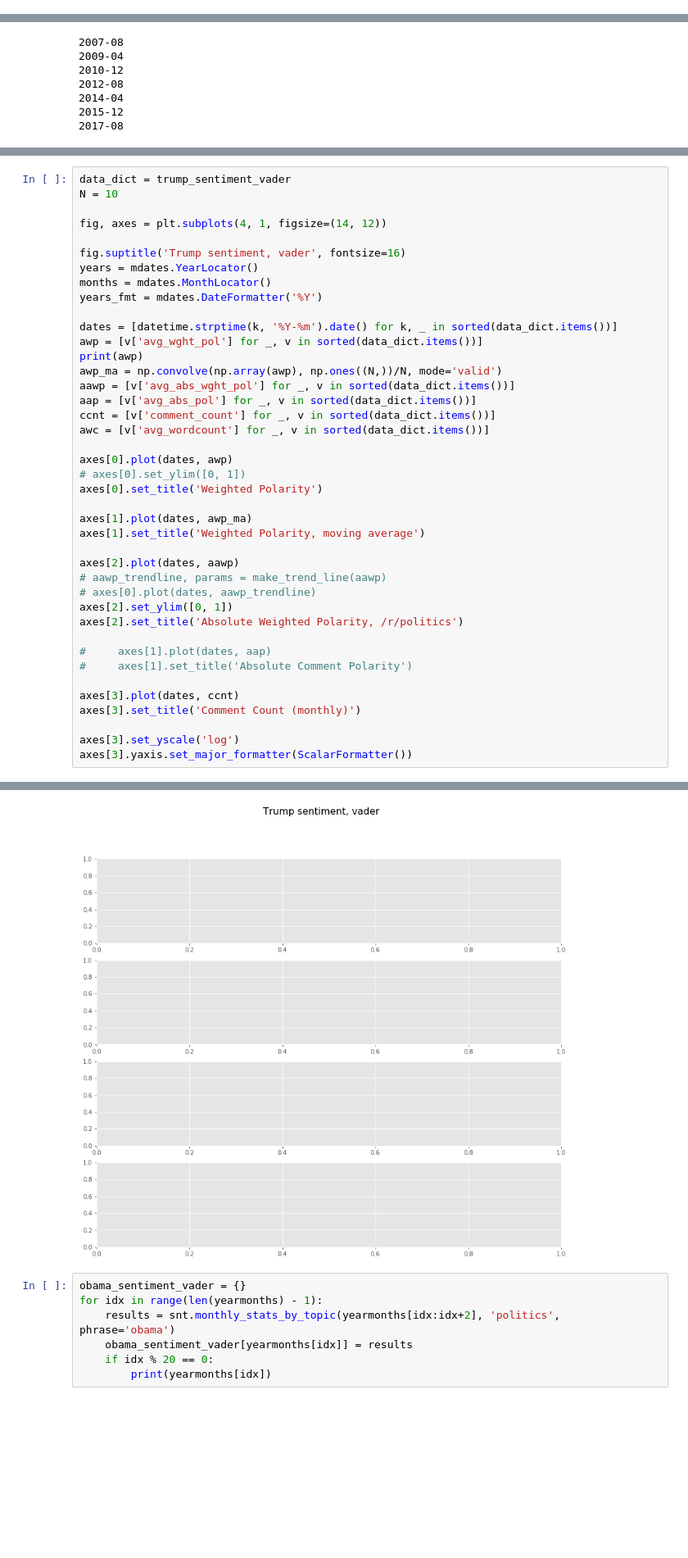
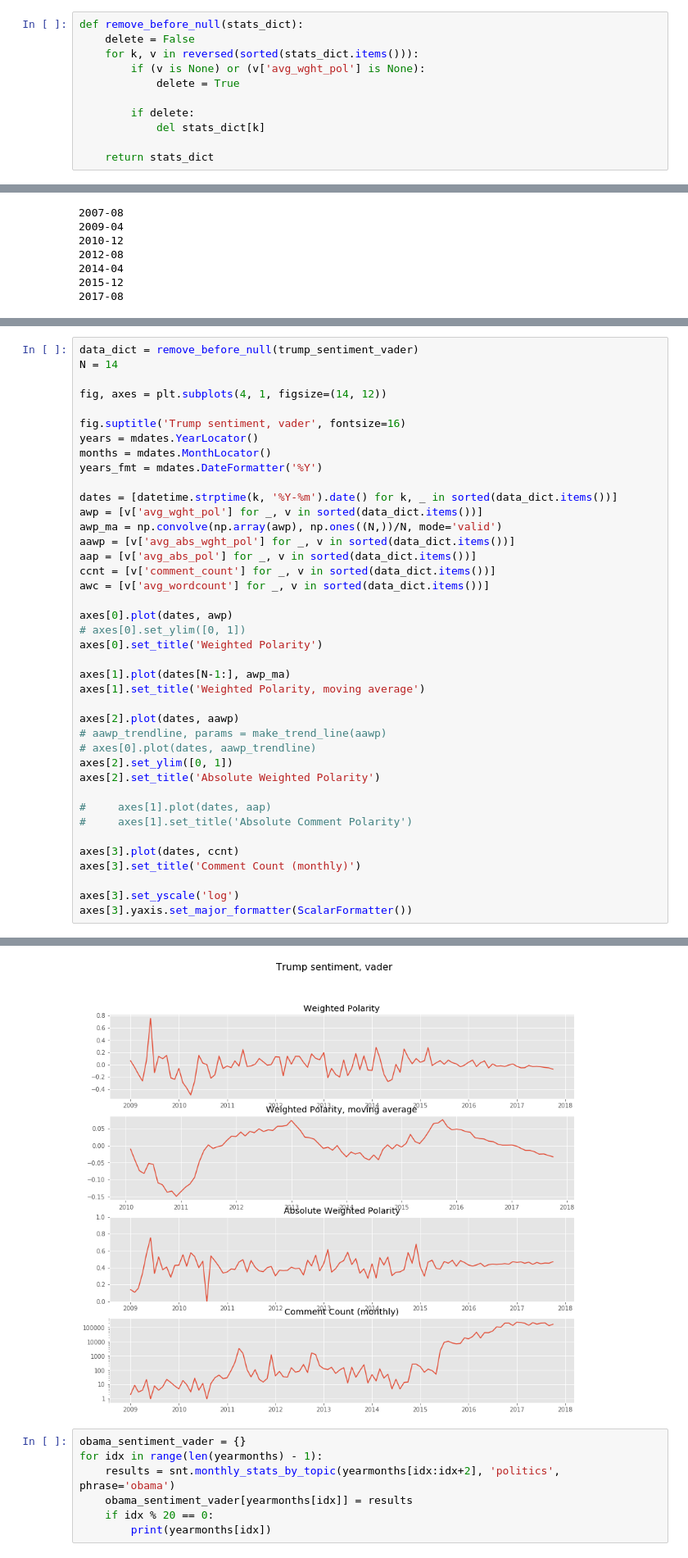
Before and after one commit to AustinPenner/Political-Polarization-on-Reddit, a Jupyter notebook: sentiment_analysis_by_post.ipynb, the cells around one changed output, grey strips where cells are left out. Shown at 82% size. Saved outputs shown, nothing was run; the diff lists cells and outputs as text; blank space fills up the shorter version.

```diff
--- a/sentiment_analysis_by_post.ipynb
+++ b/sentiment_analysis_by_post.ipynb
@@ -74,6 +74,17 @@ def posts_containing_phrase(phrase):
     df['normalized count'] = df['count'].apply(lambda x: x/count_avg)
 
     return df
+# %%
+def remove_before_null(stats_dict):
+    delete = False
+    for k, v in reversed(sorted(stats_dict.items())):
+        if (v is None) or (v['avg_wght_pol'] is None):
+            delete = True
+
+        if delete:
+            del stats_dict[k]
+
+    return stats_dict
 # %%
 rp_df = posts_containing_phrase('ron paul')
 # %%
@@ -175,6 +230,6 @@ trump_sentiment_vader
 # %%
-data_dict = trump_sentiment_vader
-N = 10
+data_dict = remove_before_null(trump_sentiment_vader)
+N = 14
 
 fig, axes = plt.subplots(4, 1, figsize=(14, 12))
 
@@ -185,7 +240,6 @@ years_fmt = mdates.DateFormatter('%Y')
 
 dates = [datetime.strptime(k, '%Y-%m').date() for k, _ in sorted(data_dict.items())]
 awp = [v['avg_wght_pol'] for _, v in sorted(data_dict.items())]
-print(awp)
 awp_ma = np.convolve(np.array(awp), np.ones((N,))/N, mode='valid')
 aawp = [v['avg_abs_wght_pol'] for _, v in sorted(data_dict.items())]
 aap = [v['avg_abs_pol'] for _, v in sorted(data_dict.items())]
@@ -196,14 +250,14 @@ axes[0].plot(dates, awp)
 # axes[0].set_ylim([0, 1])
 axes[0].set_title('Weighted Polarity')
 
-axes[1].plot(dates, awp_ma)
+axes[1].plot(dates[N-1:], awp_ma)
 axes[1].set_title('Weighted Polarity, moving average')
 
 axes[2].plot(dates, aawp)
 # aawp_trendline, params = make_trend_line(aawp)
 # axes[0].plot(dates, aawp_trendline)
 axes[2].set_ylim([0, 1])
-axes[2].set_title('Absolute Weighted Polarity, /r/politics')
+axes[2].set_title('Absolute Weighted Polarity')
 
 #     axes[1].plot(dates, aap)
 #     axes[1].set_title('Absolute Comment Polarity')
@@ -219,4 +271,4 @@ TypeError: unsupported operand type(s) for *: 'NoneType' and 'float'
-[figure, old version]
+[figure, new version]
 # %%
 obama_sentiment_vader = {}
 for idx in range(len(yearmonths) - 1):
```
Also changed, not shown: parts of 10 cells of this notebook, 1 other file.
